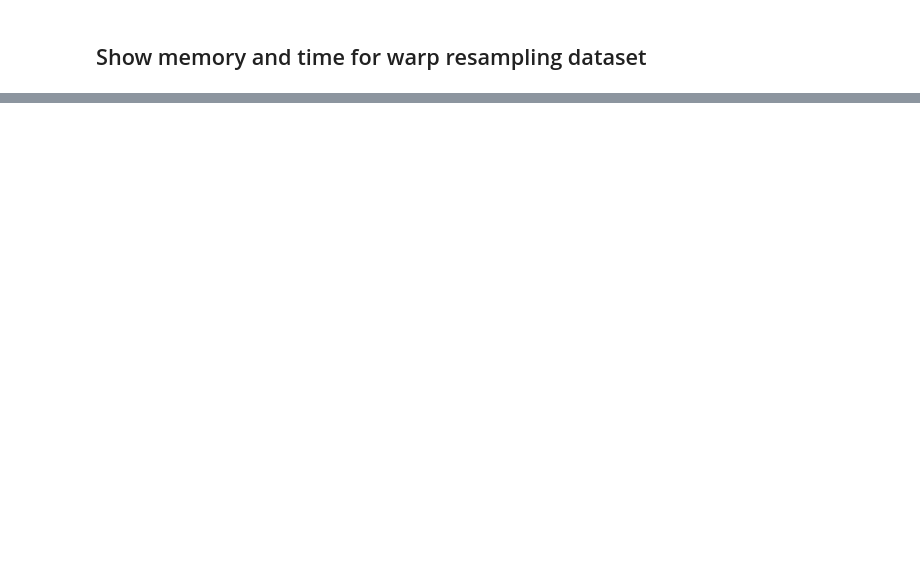
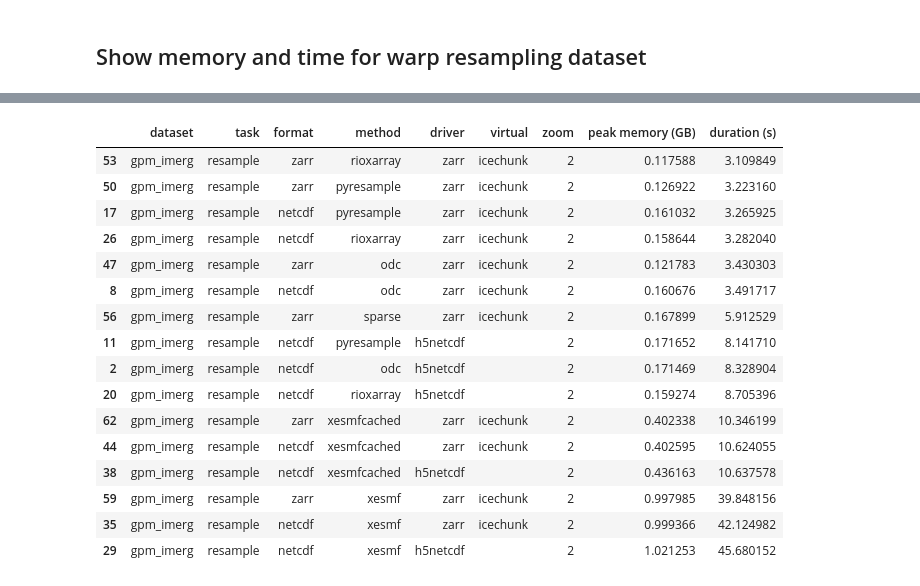
Before and after one commit to developmentseed/warp-resample-profiling, a Jupyter notebook: examples/process-gpm-results.ipynb, the cells around one changed output, grey strips where cells are left out. Drawn from its saved outputs; the diff is of its cells as text; code cells hidden in the pictures; blank space fills up the shorter version.

```diff
--- a/examples/process-gpm-results.ipynb
+++ b/examples/process-gpm-results.ipynb
@@ -20,5 +57,20 @@ df[df["zoom"] == "1"].style.background_gradient(cmap="YlOrRd")
 # %%
-df = df[df["task"] == "resample"]
-df = df[df["virtual"] != "local"]
-df = df[df["dataset"] == "gpm_imerg"]
 df[df["zoom"] == "2"].style.background_gradient(cmap="YlOrRd")
+# %% [output]
+|  | dataset | task | format | method | driver | virtual | zoom | peak memory (GB) | duration (s) |
+| 53 | gpm_imerg | resample | zarr | rioxarray | zarr | icechunk | 2 | 0.117588 | 3.109849 |
+| 50 | gpm_imerg | resample | zarr | pyresample | zarr | icechunk | 2 | 0.126922 | 3.223160 |
+| 17 | gpm_imerg | resample | netcdf | pyresample | zarr | icechunk | 2 | 0.161032 | 3.265925 |
+| 26 | gpm_imerg | resample | netcdf | rioxarray | zarr | icechunk | 2 | 0.158644 | 3.282040 |
+| 47 | gpm_imerg | resample | zarr | odc | zarr | icechunk | 2 | 0.121783 | 3.430303 |
+| 8 | gpm_imerg | resample | netcdf | odc | zarr | icechunk | 2 | 0.160676 | 3.491717 |
+| 56 | gpm_imerg | resample | zarr | sparse | zarr | icechunk | 2 | 0.167899 | 5.912529 |
+| 11 | gpm_imerg | resample | netcdf | pyresample | h5netcdf |  | 2 | 0.171652 | 8.141710 |
+| 2 | gpm_imerg | resample | netcdf | odc | h5netcdf |  | 2 | 0.171469 | 8.328904 |
+| 20 | gpm_imerg | resample | netcdf | rioxarray | h5netcdf |  | 2 | 0.159274 | 8.705396 |
+| 62 | gpm_imerg | resample | zarr | xesmfcached | zarr | icechunk | 2 | 0.402338 | 10.346199 |
+| 44 | gpm_imerg | resample | netcdf | xesmfcached | zarr | icechunk | 2 | 0.402595 | 10.624055 |
+| 38 | gpm_imerg | resample | netcdf | xesmfcached | h5netcdf |  | 2 | 0.436163 | 10.637578 |
+| 59 | gpm_imerg | resample | zarr | xesmf | zarr | icechunk | 2 | 0.997985 | 39.848156 |
+| 35 | gpm_imerg | resample | netcdf | xesmf | zarr | icechunk | 2 | 0.999366 | 42.124982 |
+| 29 | gpm_imerg | resample | netcdf | xesmf | h5netcdf |  | 2 | 1.021253 | 45.680152 |
```
Also changed, not shown: parts of 3 cells of this notebook, 1 other file.
